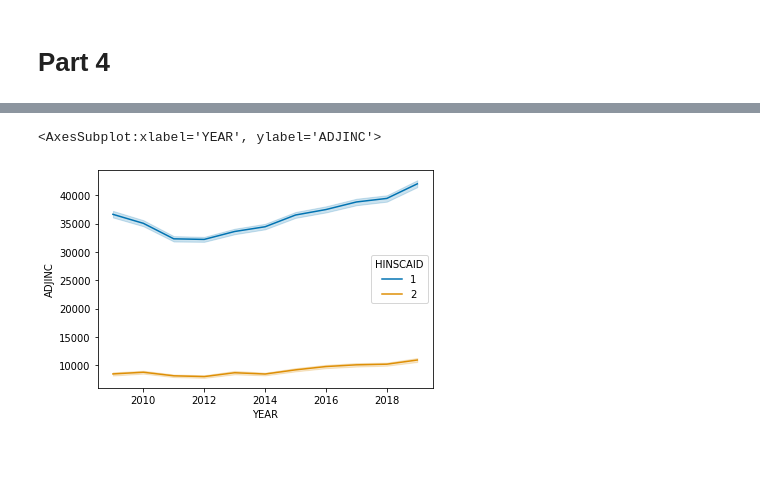
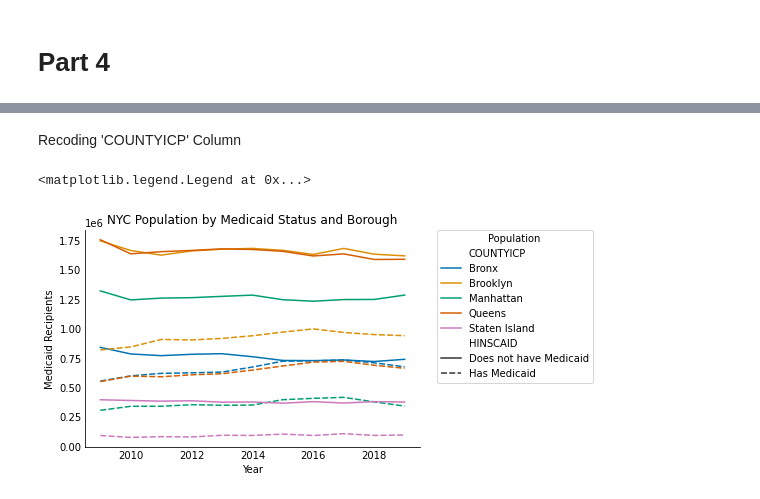
Before and after one commit to mspp-data-studio-2021/Ariel_Medex, a Jupyter notebook: 004 Combined Medicaid and Non-Medicaid Population Analysis.ipynb, the cells around one changed output, grey strips where cells are left out. Drawn from its saved outputs; the diff is of its cells as text; code cells hidden in the pictures; blank space fills up the shorter version.

```diff
--- a/004 Combined Medicaid and Non-Medicaid Population Analysis.ipynb
+++ b/004 Combined Medicaid and Non-Medicaid Population Analysis.ipynb
@@ -42,0 +25,2 @@ df1
+# %%
+df['HINSCAID'].replace({1: 'Does not have Medicaid', 2: 'Has Medicaid'}, inplace=True)
@@ -43,2 +40,2 @@ df1
 # %%
-weighted = df1.groupby(['YEAR'], as_index=False).sum('PERWT')
+weighted = df.groupby(['YEAR', 'HINSCAID', 'COUNTYICP'], as_index=False).sum()[['YEAR', 'HINSCAID', 'COUNTYICP', 'PERWT']]
@@ -136,6 +42,16 @@ Warnings:
-# %%
-sns.lineplot(x='YEAR', y='ADJINC', hue='HINSCAID',
-             data=df1,  palette=sns.color_palette("colorblind", n_colors=2))
-# %% [output]
-<AxesSubplot:xlabel='YEAR', ylabel='ADJINC'>
-[figure, removed]
+# %% [markdown]
+Recoding 'COUNTYICP' Column
+# %%
+weighted['COUNTYICP'].replace({50: 'Bronx', 470: 'Brooklyn', 610: 'Manhattan', 810:
+                         'Queens', 850:'Staten Island'}, inplace=True)
+# %%
+fig = plt.figure()
+ax = fig.add_subplot(111)
+y = sns.lineplot(x='YEAR', y='PERWT', hue='COUNTYICP', style='HINSCAID', data=weighted, palette=sns.color_palette('colorblind', n_colors=5))
+sns.despine()
+y.set(xlabel='Year', ylabel='Medicaid Recipients', title='NYC Population by Medicaid Status and Borough')
+ax.tick_params(axis=u'both', which=u'both',length=0)
+plt.legend(bbox_to_anchor=(1.05, 1), loc=2, borderaxespad=0., title='Population')
+# %% [output]
+<matplotlib.legend.Legend at 0x...>
+[figure, added]
```
Also changed, not shown: parts of 17 cells of this notebook.
